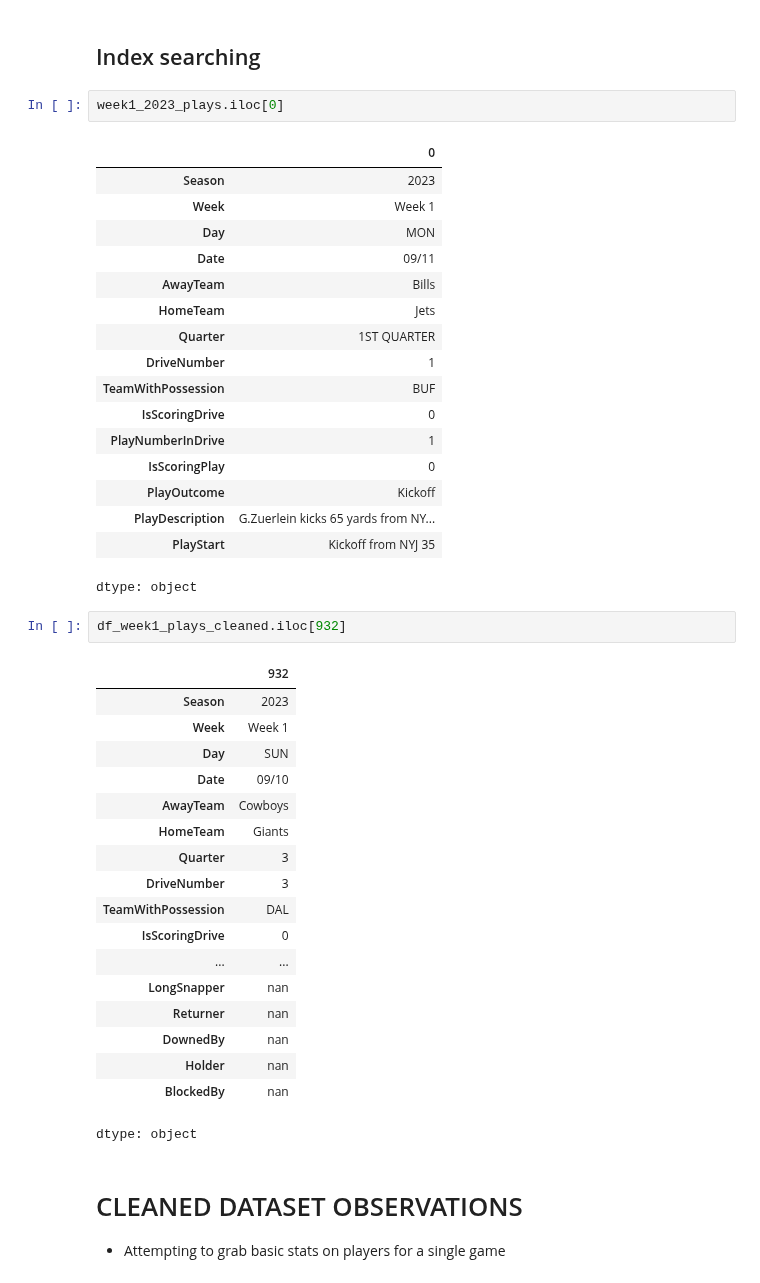
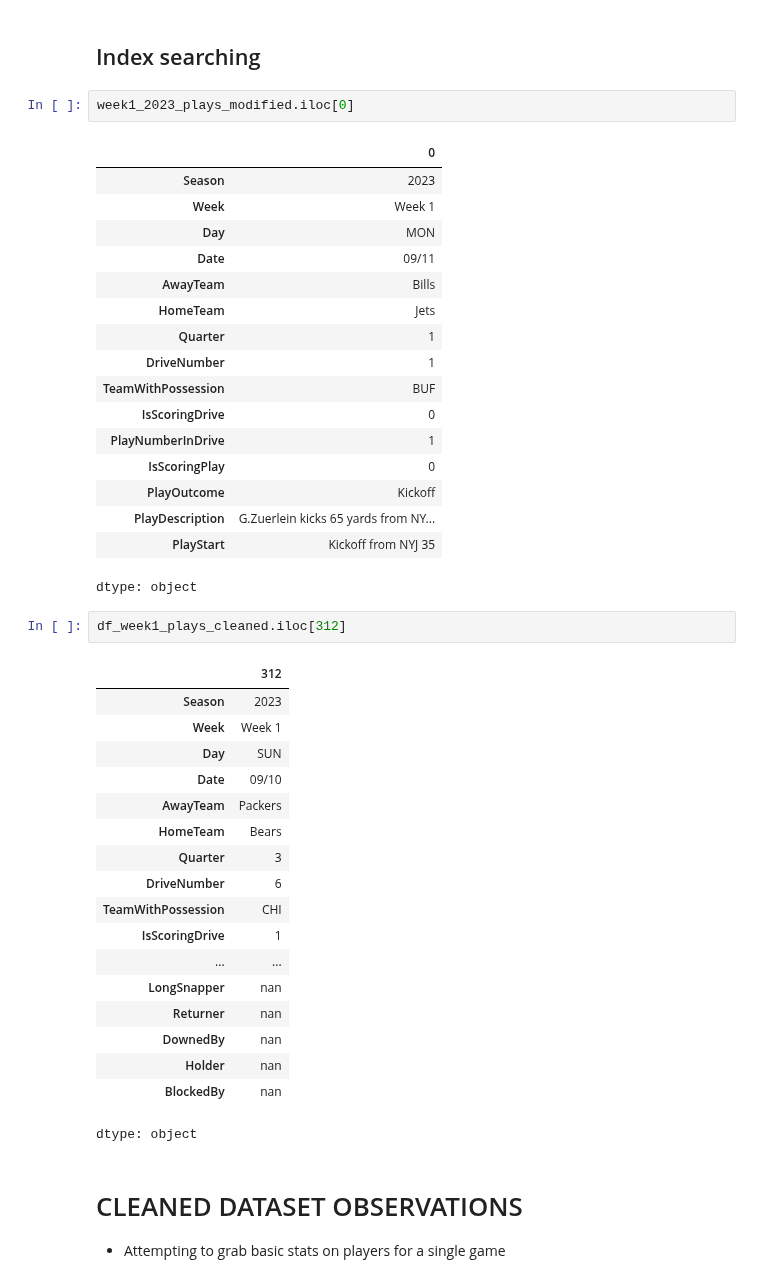
Before and after one commit to KeoniM/NFL_Data_Cleaning, a Jupyter notebook: NFL_Plays_Week1_2023.ipynb, the cells around one changed output. Drawn from its saved outputs; the diff is of its cells as text.

```diff
--- a/NFL_Plays_Week1_2023.ipynb
+++ b/NFL_Plays_Week1_2023.ipynb
@@ -4348,7 +4327,7 @@ Official measurement
 # %% [markdown]
 ## Index searching
 # %%
-week1_2023_plays.iloc[0]
+week1_2023_plays_modified.iloc[0]
 # %% [output]
 |  | 0 |
 | Season | 2023 |
@@ -4357,7 +4336,7 @@ week1_2023_plays.iloc[0]
 | Date | 09/11 |
 | AwayTeam | Bills |
 | HomeTeam | Jets |
-| Quarter | 1ST QUARTER |
+| Quarter | 1 |
 | DriveNumber | 1 |
 | TeamWithPossession | BUF |
 | IsScoringDrive | 0 |
@@ -4368,19 +4347,19 @@ week1_2023_plays.iloc[0]
 | PlayStart | Kickoff from NYJ 35 |
 dtype: object
 # %%
-df_week1_plays_cleaned.iloc[932]
+df_week1_plays_cleaned.iloc[312]
 # %% [output]
-|  | 932 |
+|  | 312 |
 | Season | 2023 |
 | Week | Week 1 |
 | Day | SUN |
 | Date | 09/10 |
-| AwayTeam | Cowboys |
-| HomeTeam | Giants |
+| AwayTeam | Packers |
+| HomeTeam | Bears |
 | Quarter | 3 |
-| DriveNumber | 3 |
-| TeamWithPossession | DAL |
-| IsScoringDrive | 0 |
+| DriveNumber | 6 |
+| TeamWithPossession | CHI |
+| IsScoringDrive | 1 |
 | ... | ... |
 | LongSnapper | nan |
 | Returner | nan |
```
Also changed, not shown: parts of 25 cells of this notebook.
